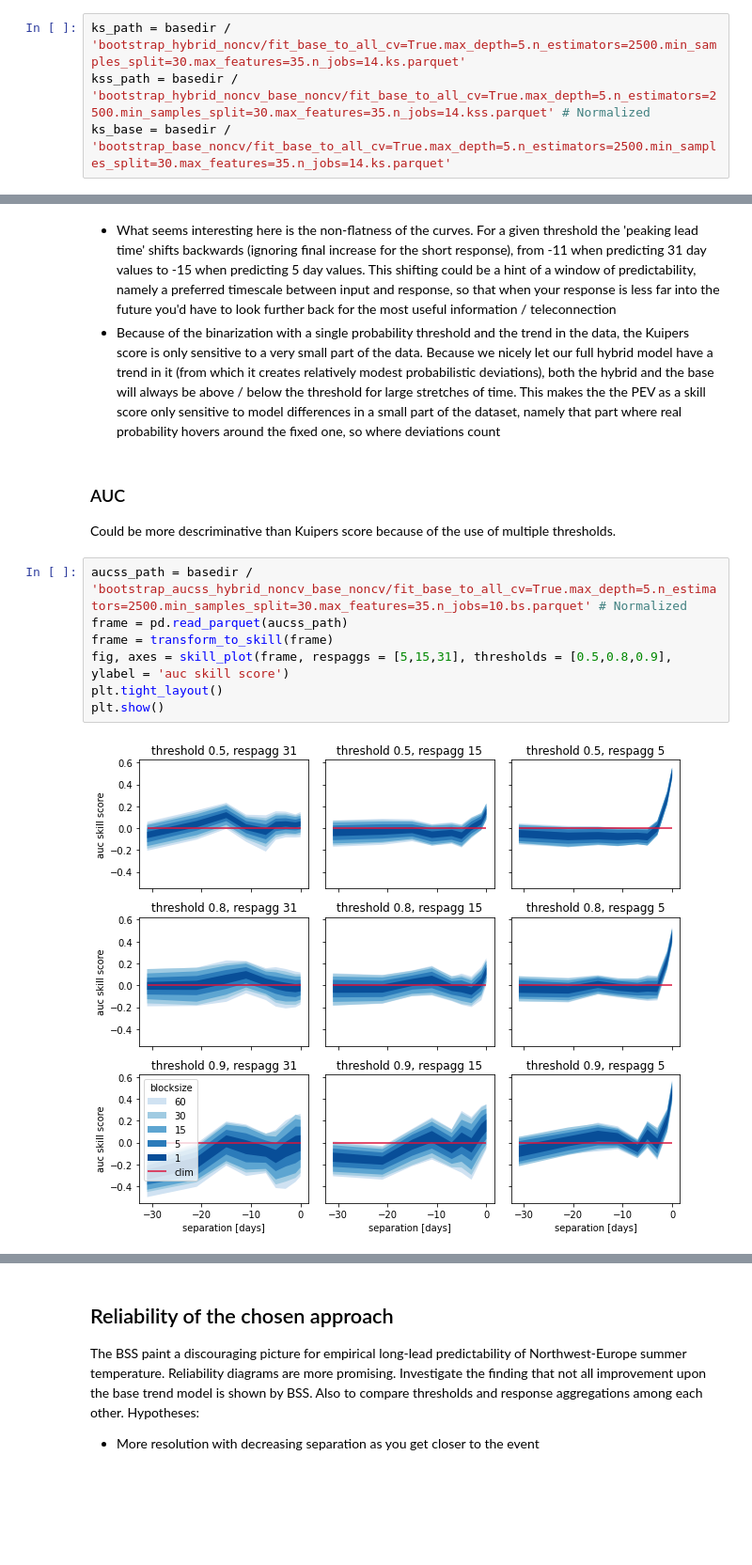
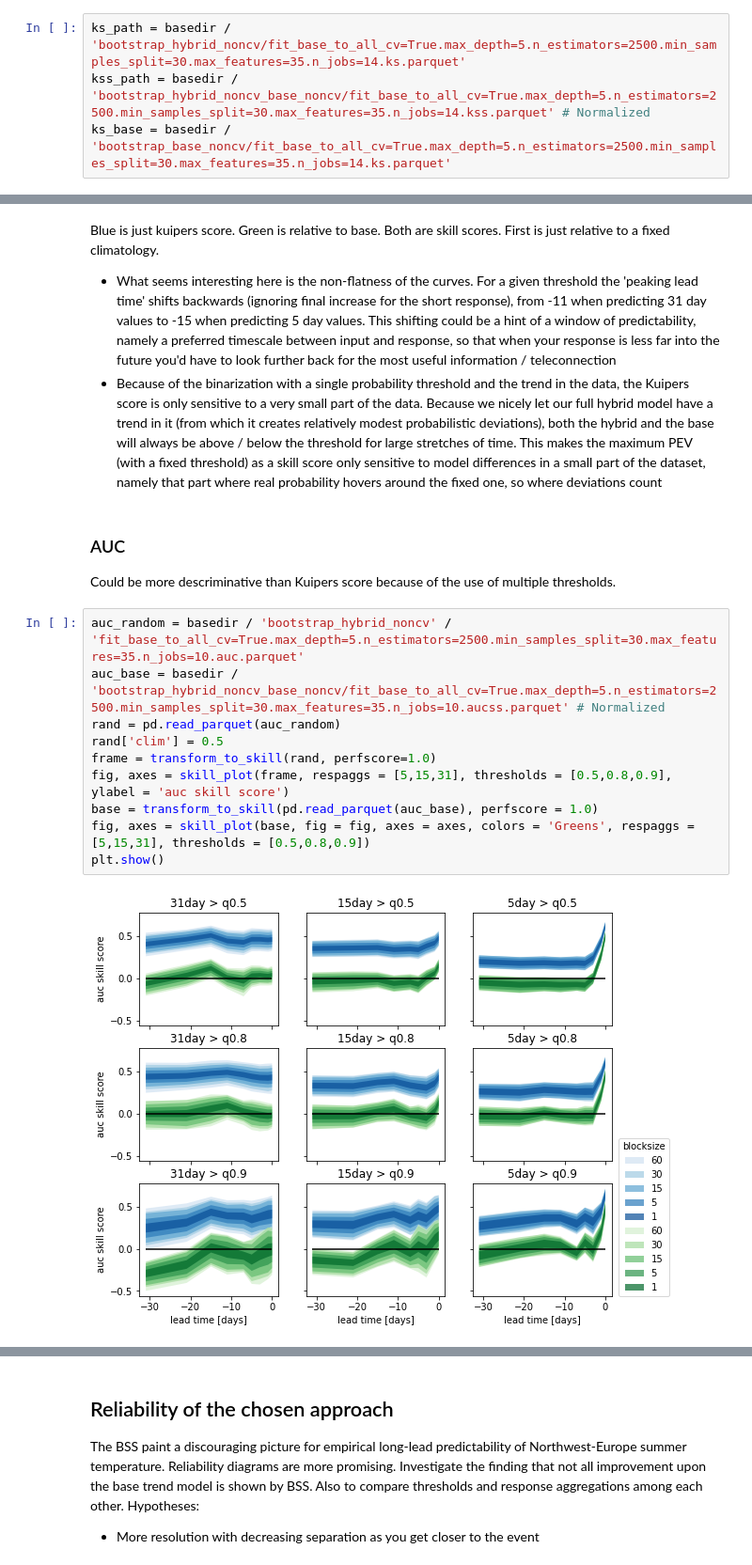
Before and after one commit to chiemvs/Weave, a Jupyter notebook: notebooks/Classifier_skills.ipynb, the cells around one changed output, grey strips where cells are left out. Shown at 94% size. Drawn from its saved outputs; the diff is of its cells as text; blank space fills up the shorter version.

```diff
--- a/notebooks/Classifier_skills.ipynb
+++ b/notebooks/Classifier_skills.ipynb
@@ -140,16 +149,20 @@ plt.show()
 # %% [markdown]
+Blue is just kuipers score. Green is relative to base. Both are skill scores. First is just relative to a fixed climatology.
 * What seems interesting here is the non-flatness of the curves. For a given threshold the 'peaking lead time'  shifts backwards (ignoring final increase for the short response), from -11 when predicting 31 day values to -15 when predicting 5 day values. This shifting could be a hint of a window of predictability, namely a preferred timescale between input and response, so that when your response is less far into the future you'd have to look further back for the most useful information / teleconnection
-* Because of the binarization with a single probability threshold and the trend in the data, the Kuipers score is only sensitive to a very small part of the data. Because we nicely let our full hybrid model have a trend in it (from which it creates relatively modest probabilistic deviations), both the hybrid and the base will always be above / below the threshold for large stretches of time. This makes the the PEV as a skill score only sensitive to model differences in a small part of the dataset, namely that part where real probability hovers around the fixed one, so where deviations count
+* Because of the binarization with a single probability threshold and the trend in the data, the Kuipers score is only sensitive to a very small part of the data. Because we nicely let our full hybrid model have a trend in it (from which it creates relatively modest probabilistic deviations), both the hybrid and the base will always be above / below the threshold for large stretches of time. This makes the maximum PEV (with a fixed threshold) as a skill score only sensitive to model differences in a small part of the dataset, namely that part where real probability hovers around the fixed one, so where deviations count
 # %% [markdown]
 ### AUC
 Could be more descriminative than Kuipers score because of the use of multiple thresholds.
 # %%
-aucss_path = basedir / 'bootstrap_aucss_hybrid_noncv_base_noncv/fit_base_to_all_cv=True.max_depth=5.n_estimators=2500.min_samples_split=30.max_features=35.n_jobs=10.bs.parquet' # Normalized
-frame = pd.read_parquet(aucss_path)
-frame = transform_to_skill(frame)
+auc_random = basedir / 'bootstrap_hybrid_noncv' / 'fit_base_to_all_cv=True.max_depth=5.n_estimators=2500.min_samples_split=30.max_features=35.n_jobs=10.auc.parquet'
+auc_base = basedir / 'bootstrap_hybrid_noncv_base_noncv/fit_base_to_all_cv=True.max_depth=5.n_estimators=2500.min_samples_split=30.max_features=35.n_jobs=10.aucss.parquet' # Normalized
+rand = pd.read_parquet(auc_random)
+rand['clim'] = 0.5
+frame = transform_to_skill(rand, perfscore=1.0)
 fig, axes = skill_plot(frame, respaggs = [5,15,31], thresholds = [0.5,0.8,0.9], ylabel = 'auc skill score')
-plt.tight_layout()
+base = transform_to_skill(pd.read_parquet(auc_base), perfscore = 1.0)
+fig, axes = skill_plot(base, fig = fig, axes = axes, colors = 'Greens', respaggs = [5,15,31], thresholds = [0.5,0.8,0.9])
 plt.show()
 # %% [output]
-[figure, old version]
+[figure, new version]
 # %% [markdown]
```
Also changed, not shown: parts of 20 cells of this notebook, 2 other files.
